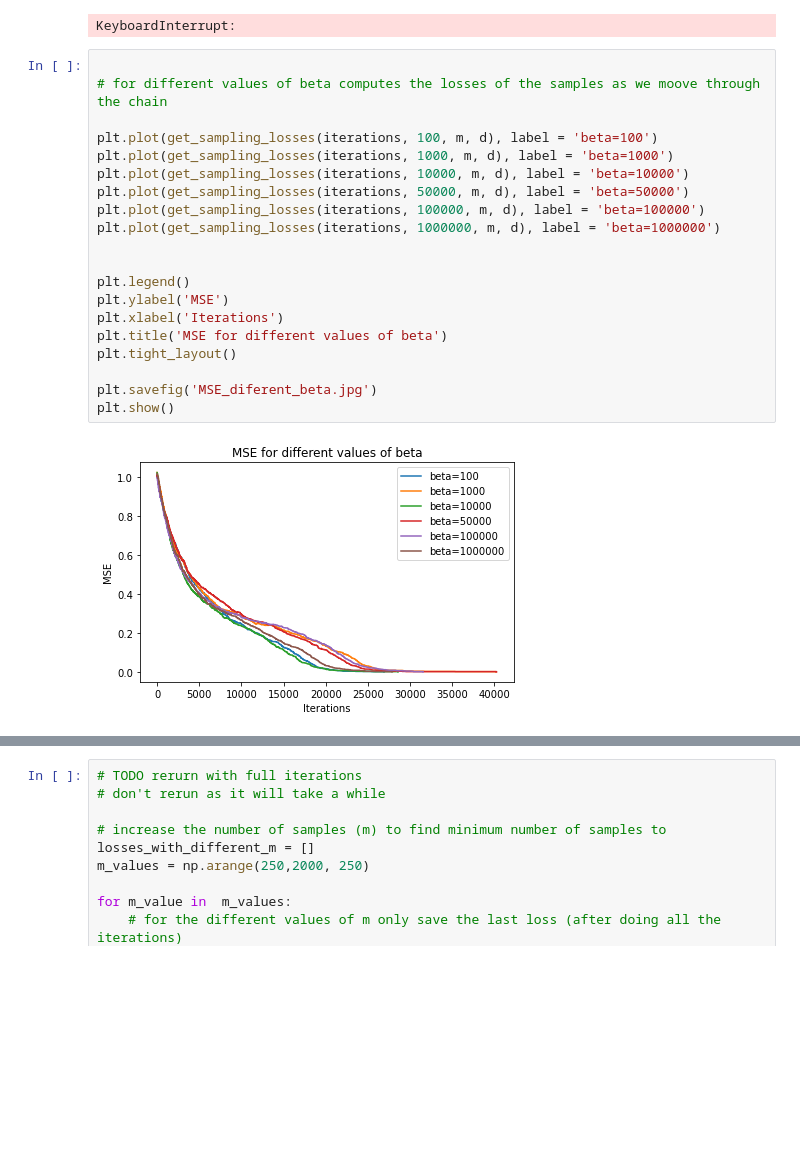
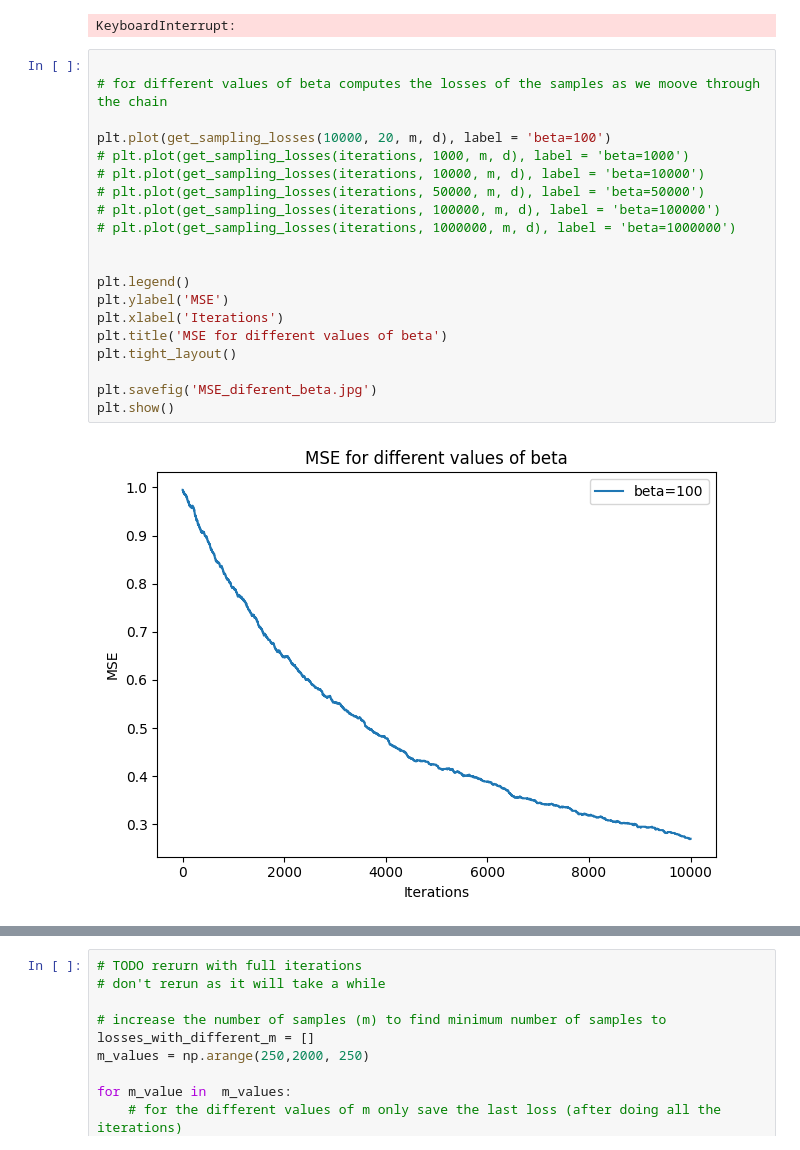
Before and after one commit to michelelupini/MC-project, a Jupyter notebook: main.ipynb, the cells around one changed output, grey strips where cells are left out. Drawn from its saved outputs; the diff is of its cells as text; blank space fills up the shorter version.

```diff
--- a/main.ipynb
+++ b/main.ipynb
@@ -130,25 +64,25 @@ KeyboardInterrupt:
 # %%
 
 # for different values of beta computes the losses of the samples as we moove through the chain
 
-plt.plot(get_sampling_losses(iterations, 100, m, d), label = 'beta=100')
-plt.plot(get_sampling_losses(iterations, 1000, m, d), label = 'beta=1000')
-plt.plot(get_sampling_losses(iterations, 10000, m, d), label = 'beta=10000')
-plt.plot(get_sampling_losses(iterations, 50000, m, d), label = 'beta=50000')
-plt.plot(get_sampling_losses(iterations, 100000, m, d), label = 'beta=100000')
-plt.plot(get_sampling_losses(iterations, 1000000, m, d), label = 'beta=1000000')
+plt.plot(get_sampling_losses(10000, 20, m, d), label = 'beta=100')
+# plt.plot(get_sampling_losses(iterations, 1000, m, d), label = 'beta=1000')
+# plt.plot(get_sampling_losses(iterations, 10000, m, d), label = 'beta=10000')
+# plt.plot(get_sampling_losses(iterations, 50000, m, d), label = 'beta=50000')
+# plt.plot(get_sampling_losses(iterations, 100000, m, d), label = 'beta=100000')
+# plt.plot(get_sampling_losses(iterations, 1000000, m, d), label = 'beta=1000000')
 
 
 plt.legend()
 plt.ylabel('MSE')
 plt.xlabel('Iterations')
 plt.title('MSE for different values of beta')
 plt.tight_layout()
 
 plt.savefig('MSE_diferent_beta.jpg')
 plt.show()
 # %% [output]
-[figure, old version]
+[figure, new version]
 # %%
 # different strategies of simulation annealing (linear, geometric..)
 # test simulation annealing
```
Also changed, not shown: parts of 10 cells of this notebook, 5 other files.
